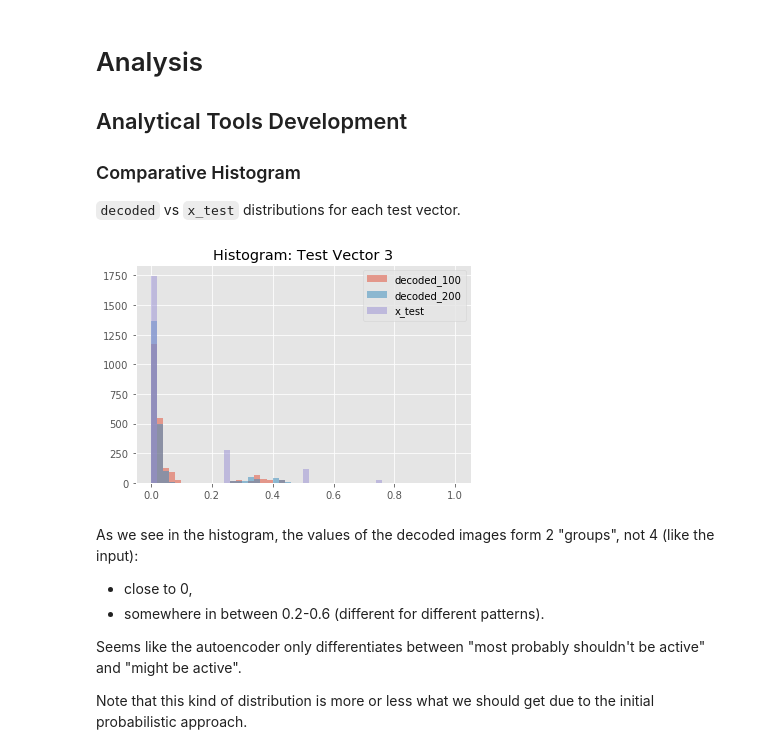
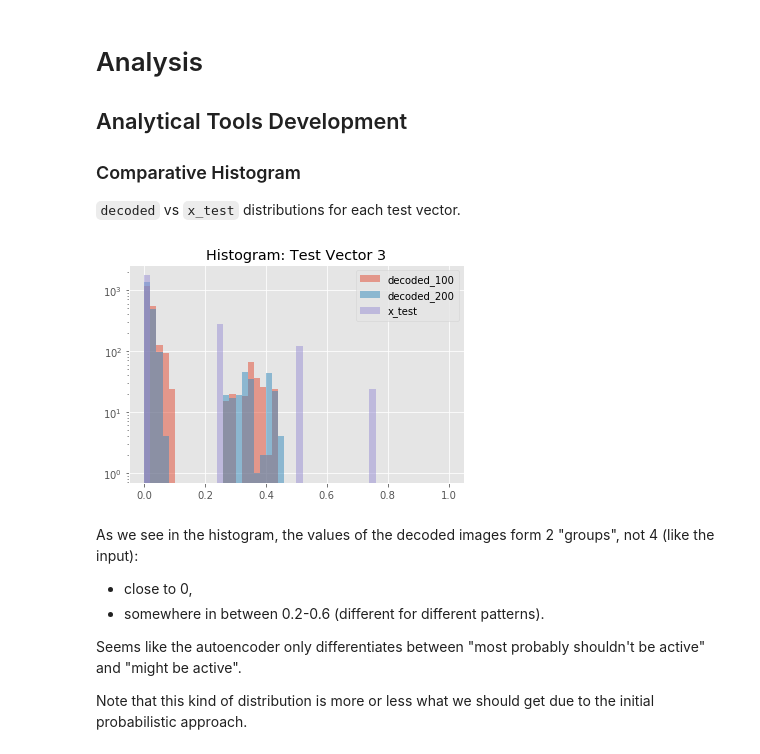
Before and after one commit to utanashati/AutoencVC, a Jupyter notebook: ae_incite.ipynb, the cells around one changed output. Cells and saved outputs as stored; diff of their text form; code cells hidden in the pictures.

```diff
--- a/ae_incite.ipynb
+++ b/ae_incite.ipynb
@@ -586,14 +587,14 @@ decoded_200 = decoder.predict(encoded_200)
 # %%
 i = 3 # Insert i from 0 to 28.
 with plt.style.context('ggplot'):
-    plt.hist(decoded_100[i], bins=50, range=[0, 1], alpha=0.5, label='decoded_100')
-    plt.hist(decoded_200[i], bins=50, range=[0, 1], alpha=0.5, label='decoded_200')
-    plt.hist(x_test[i], bins=50, range=[0, 1], alpha=0.5, label='x_test')
+    plt.hist(decoded_100[i], log=True, bins=50, range=[0, 1], alpha=0.5, label='decoded_100')
+    plt.hist(decoded_200[i], log=True, bins=50, range=[0, 1], alpha=0.5, label='decoded_200')
+    plt.hist(x_test[i], log=True, bins=50, range=[0, 1], alpha=0.5, label='x_test')
     plt.title("Histogram: Test Vector {}".format(i))
     plt.legend()
 plt.show()
 # %% [output]
-[figure, old version]
+[figure, new version]
 # %% [markdown]
 As we see in the histogram, the values of the decoded images form 2 "groups", not 4 (like the input):
 - close to 0,
```
Also changed, not shown: parts of 8 cells of this notebook, 25 other files.
